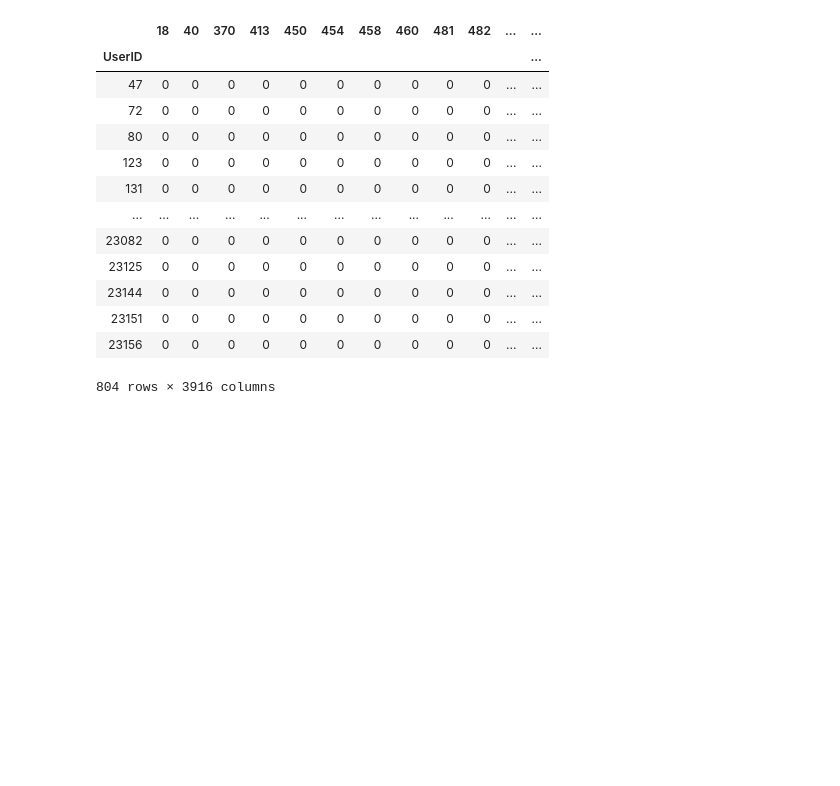
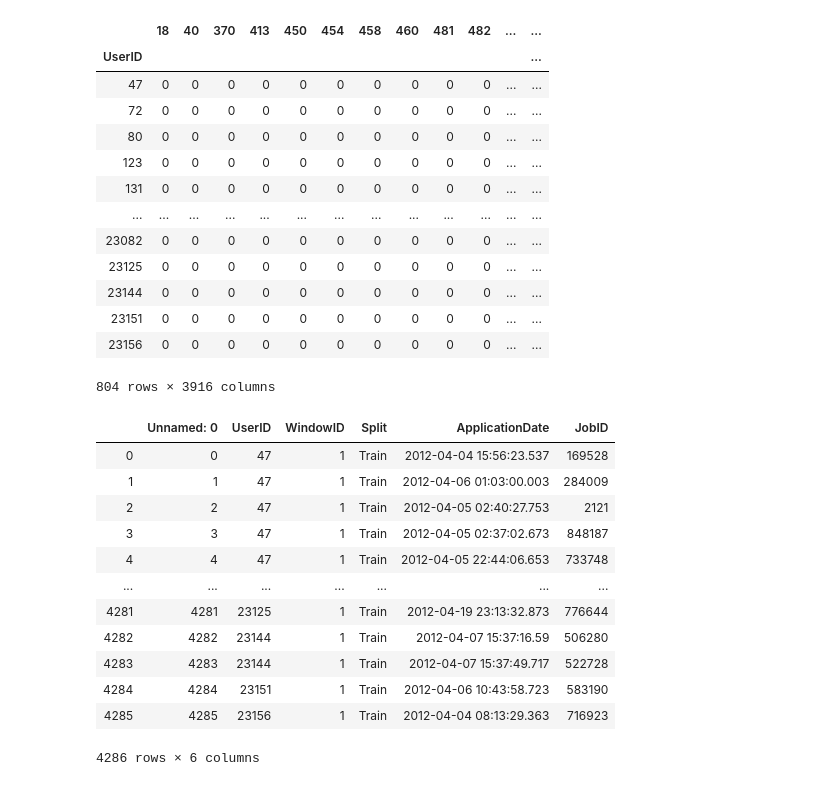
Before and after one commit to KunSu/Personalized-Job-Recommendation-System, a Jupyter notebook: user_rating_profile.ipynb, the cells around one changed output. Saved outputs shown, nothing was run; the diff lists cells and outputs as text; code cells hidden in the pictures; blank space fills up the shorter version.

```diff
--- a/user_rating_profile.ipynb
+++ b/user_rating_profile.ipynb
@@ -54,3 +54,19 @@ user_profile.replace(to_replace =1, value =10)
 # %%
 #Final - get the user_profile_ratings
 user_profile.to_csv(sample_data_path + 'user_profile.csv')
+# %%
+apps
+# %% [output]
+|  | Unnamed: 0 | UserID | WindowID | Split | ApplicationDate | JobID |
+| 0 | 0 | 47 | 1 | Train | 2012-04-04 15:56:23.537 | 169528 |
+| 1 | 1 | 47 | 1 | Train | 2012-04-06 01:03:00.003 | 284009 |
+| 2 | 2 | 47 | 1 | Train | 2012-04-05 02:40:27.753 | 2121 |
+| 3 | 3 | 47 | 1 | Train | 2012-04-05 02:37:02.673 | 848187 |
+| 4 | 4 | 47 | 1 | Train | 2012-04-05 22:44:06.653 | 733748 |
+| ... | ... | ... | ... | ... | ... | ... |
+| 4281 | 4281 | 23125 | 1 | Train | 2012-04-19 23:13:32.873 | 776644 |
+| 4282 | 4282 | 23144 | 1 | Train | 2012-04-07 15:37:16.59 | 506280 |
+| 4283 | 4283 | 23144 | 1 | Train | 2012-04-07 15:37:49.717 | 522728 |
+| 4284 | 4284 | 23151 | 1 | Train | 2012-04-06 10:43:58.723 | 583190 |
+| 4285 | 4285 | 23156 | 1 | Train | 2012-04-04 08:13:29.363 | 716923 |
+4286 rows × 6 columns
```
Also changed, not shown: parts of 18 cells of this notebook, 2 other files.
